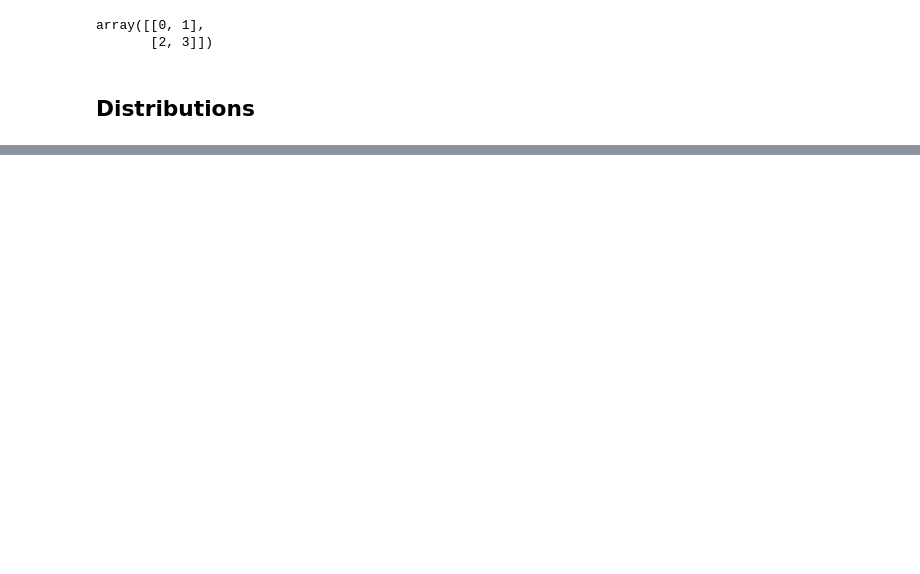
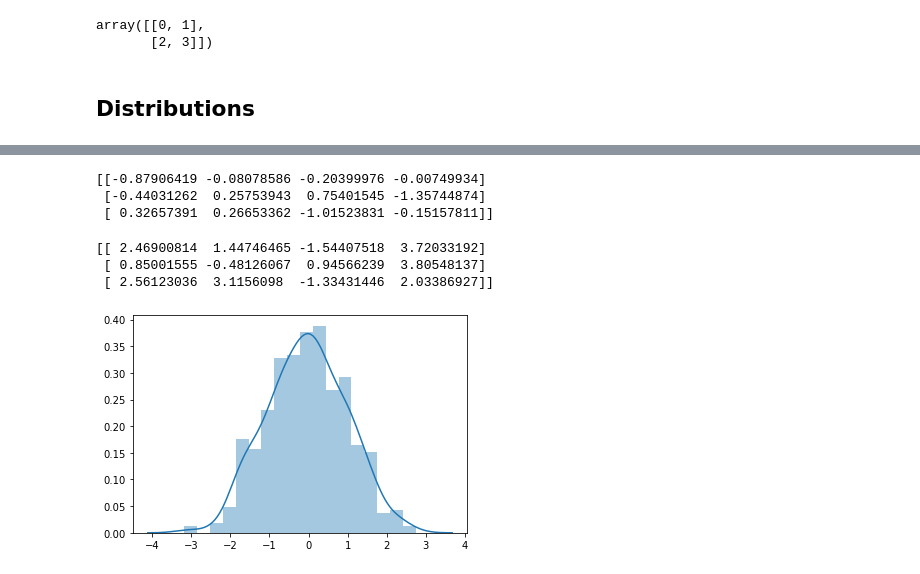
Before and after one commit to AineNicD/numpy-random, a Jupyter notebook: numpy-random.ipynb, the cells around one changed output, grey strips where cells are left out. Saved outputs shown, nothing was run; the diff lists cells and outputs as text; code cells hidden in the pictures; blank space fills up the shorter version.

```diff
--- a/numpy-random.ipynb
+++ b/numpy-random.ipynb
@@ -240,0 +320,26 @@ A random distribution is a set of random numbers that follow a certain probabili
+# %%
+# Generate a random normal distribution of size 4x4:
+x = np.random.default_rng().normal(size=(3, 4))
+
+print(x)
+# %% [output]
+[[-0.87906419 -0.08078586 -0.20399976 -0.00749934]
+ [-0.44031262  0.25753943  0.75401545 -1.35744874]
+ [ 0.32657391  0.26653362 -1.01523831 -0.15157811]]
+# %%
+#Generate a random normal distribution of size 3x4 with mean at 1 and standard deviation of 2:
+
+x = np.random.default_rng().normal(loc=1, scale=2, size=(3, 4))
+
+print(x)
+# %% [output]
+[[ 2.46900814  1.44746465 -1.54407518  3.72033192]
+ [ 0.85001555 -0.48126067  0.94566239  3.80548137]
+ [ 2.56123036  3.1156098  -1.33431446  2.03386927]]
+# %%
+#np.random.normal distribution plot, here we can see the bell shape.
+sns.distplot(np.random.default_rng().normal(size=500))
+
+plt.show()
+# %% [output]
+[figure, added]
```
Also changed, not shown: parts of 61 cells of this notebook, 3 other files.
